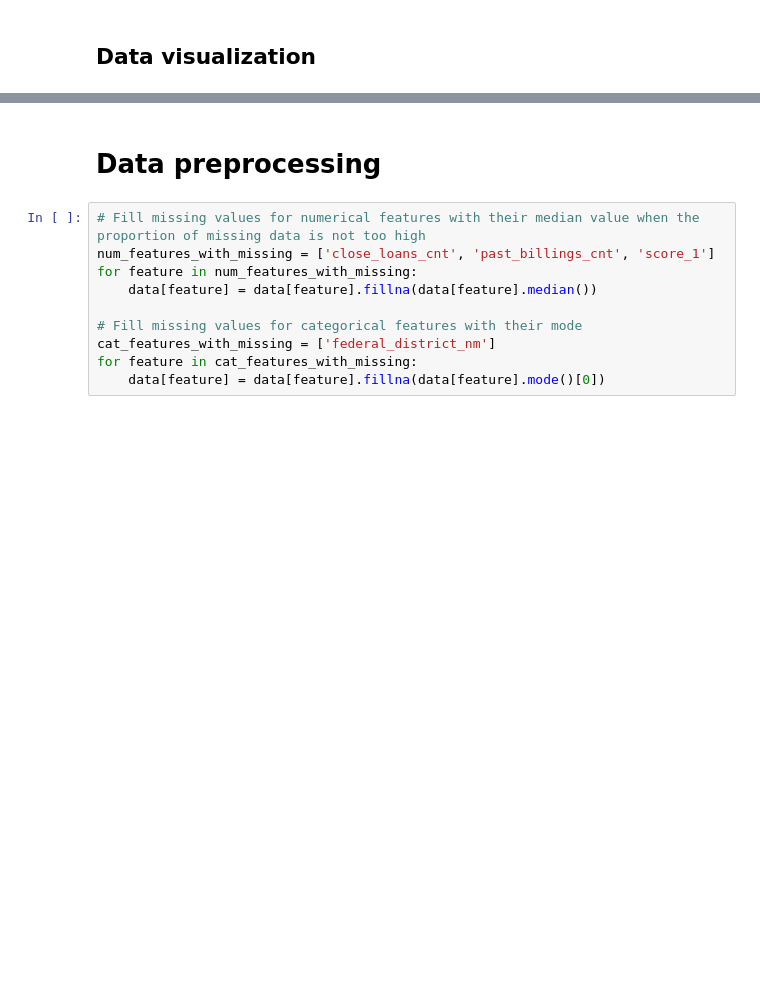
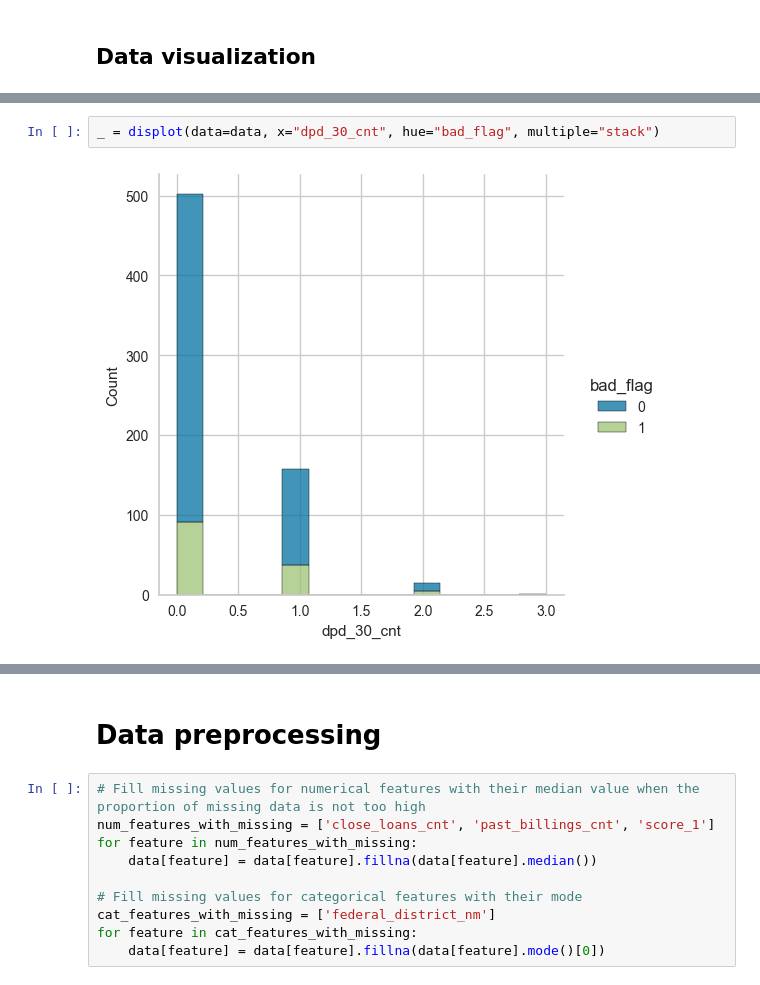
Before and after one commit to StMaCre/Flag_Loans, a Jupyter notebook: Flag_Loans.ipynb, the cells around one changed output, grey strips where cells are left out. Cells and saved outputs as stored; diff of their text form; blank space fills up the shorter version.

```diff
--- a/Flag_Loans.ipynb
+++ b/Flag_Loans.ipynb
@@ -125,0 +184,4 @@ for feature in cat_features:
+# %%
+_ = displot(data=data, x="dpd_30_cnt", hue="bad_flag", multiple="stack")
+# %% [output]
+[figure, added]
```
Also changed, not shown: parts of 36 cells of this notebook.
